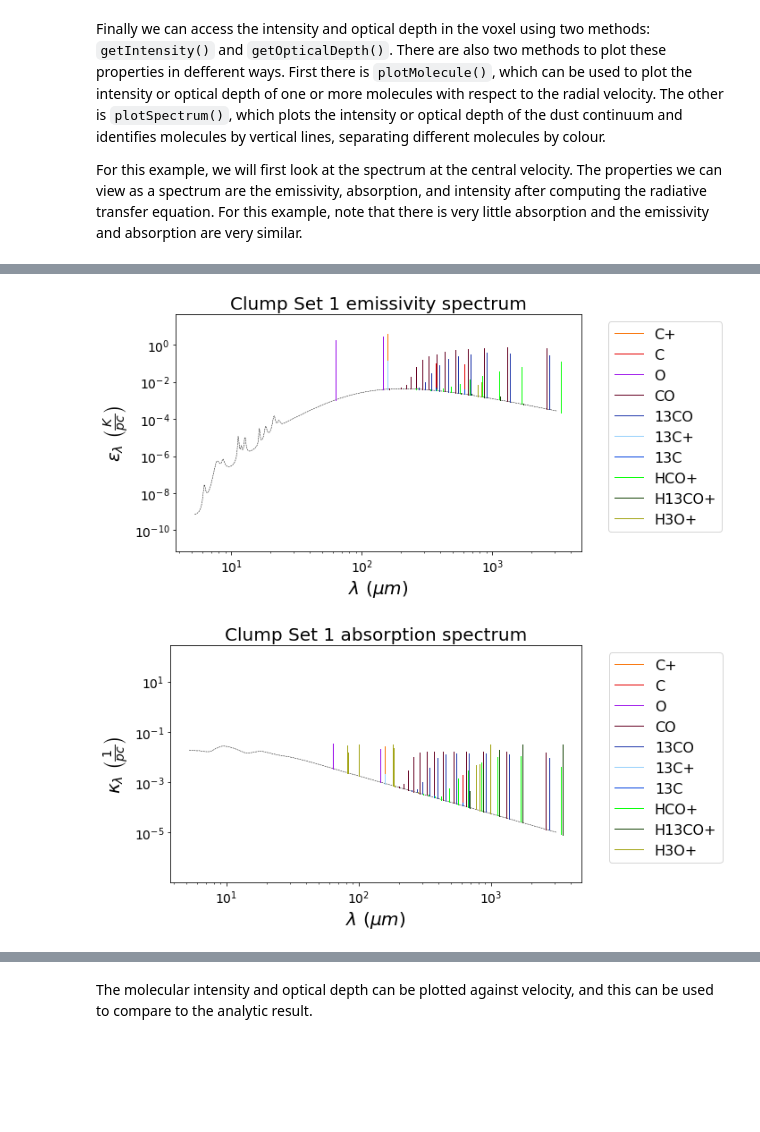
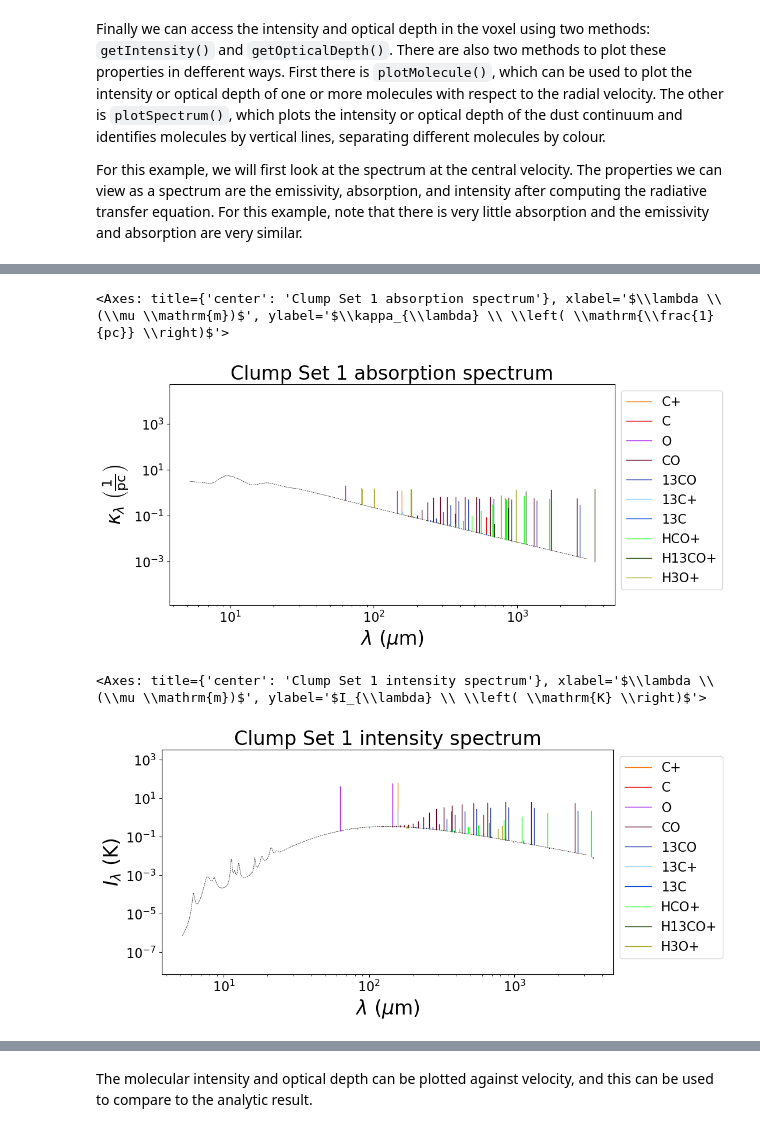
Before and after one commit to CraigYanitski/kosmatau3d, a Jupyter notebook: notebooks/single-voxel/voxel.ipynb, the cells around one changed output, grey strips where cells are left out. Drawn from its saved outputs; the diff is of its cells as text; code cells hidden in the pictures; blank space fills up the shorter version.

```diff
--- a/notebooks/single-voxel/voxel.ipynb
+++ b/notebooks/single-voxel/voxel.ipynb
@@ -332,8 +426,10 @@ For this example, we will first look at the spectrum at the central velocity. Th
 # %%
-vox.plotSpectrum(quantity='emissivity')
+vox.plot_spectrum(quantity='absorption')
 # %% [output]
+<Axes: title={'center': 'Clump Set 1 absorption spectrum'}, xlabel='$\\lambda \\ (\\mu \\mathrm{m})$', ylabel='$\\kappa_{\\lambda} \\ \\left( \\mathrm{\\frac{1}{pc}} \\right)$'>
-[figure, old version]
+[figure, new version]
 # %%
-vox.plotSpectrum(quantity='absorption')
+vox.plot_spectrum(quantity='intensity')
 # %% [output]
+<Axes: title={'center': 'Clump Set 1 intensity spectrum'}, xlabel='$\\lambda \\ (\\mu \\mathrm{m})$', ylabel='$I_{\\lambda} \\ \\left( \\mathrm{K} \\right)$'>
-[figure, old version]
+[figure, new version]
```
Also changed, not shown: parts of 104 cells of this notebook.
